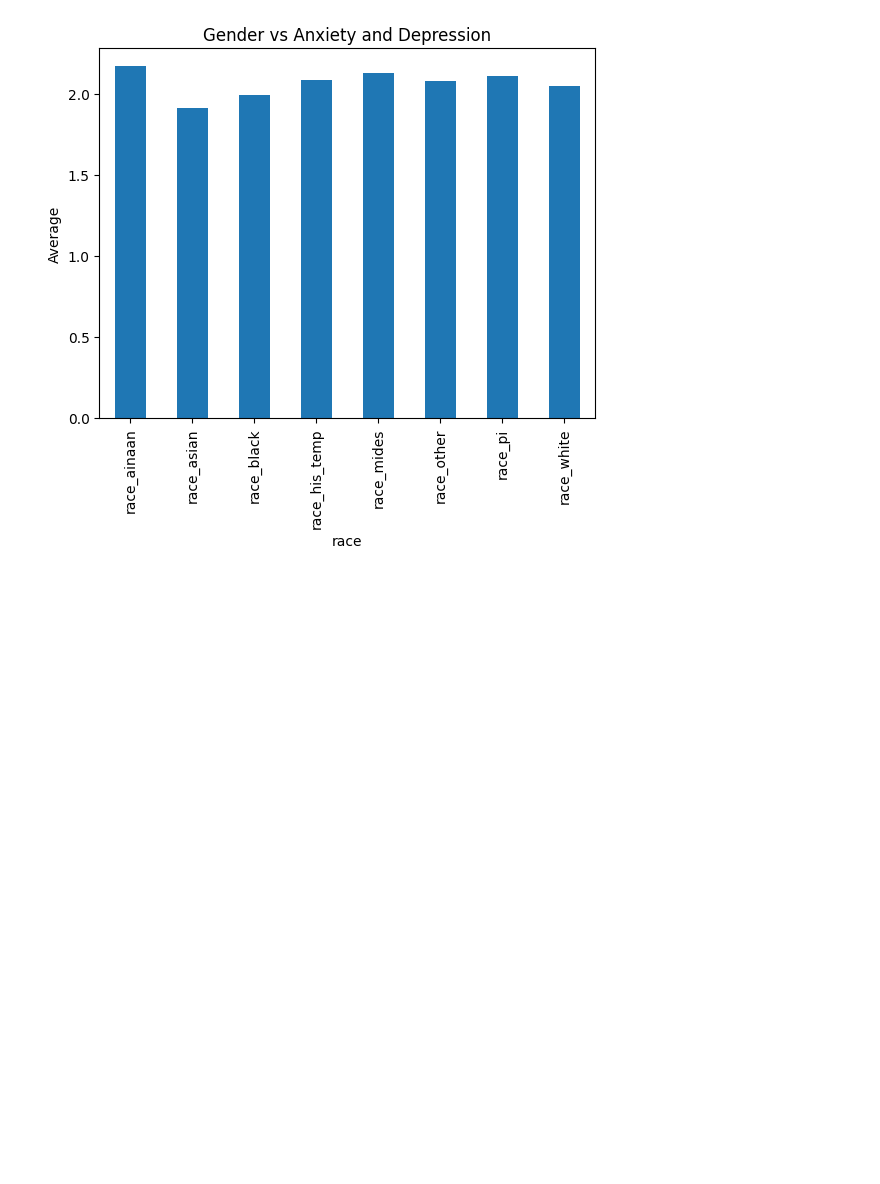
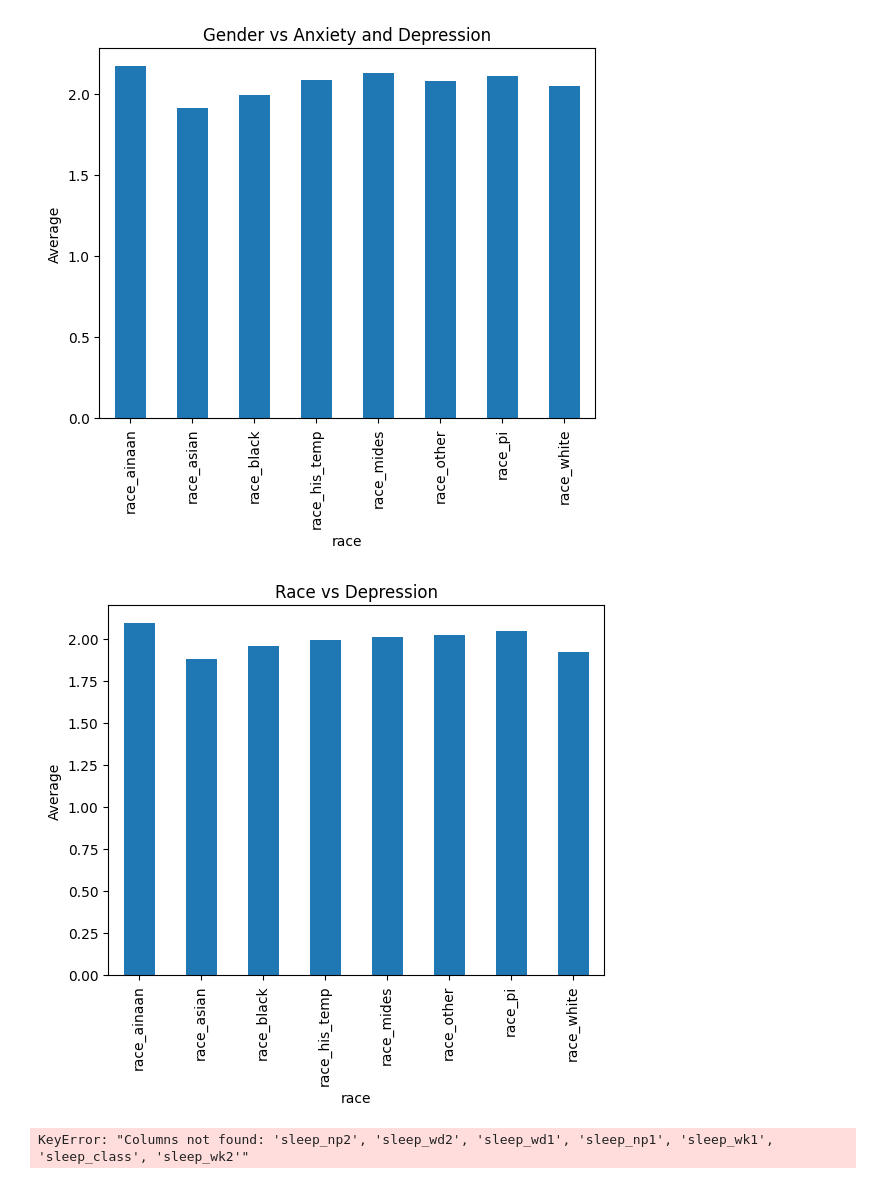
Before and after one commit to kadijaismail112/healthy_minds, a Jupyter notebook: data.ipynb, the cells around one changed output. Saved outputs shown, nothing was run; the diff lists cells and outputs as text; code cells hidden in the pictures; blank space fills up the shorter version.

```diff
--- a/data.ipynb
+++ b/data.ipynb
@@ -65,3 +118,25 @@ plt.ylabel('Average')
 plt.show()
 # %% [output]
 [figure]
+# %%
+# race vs depression
+data_melted = pd.melt(df, id_vars=depression, value_vars=race, var_name='race', value_name='value')
+data_melted = data_melted[data_melted['value'] == 1]
+race_averages = data_melted.groupby('race')[depression].mean().mean(axis=1)
+race_averages.plot(kind='bar')
+plt.title('Race vs Depression')
+plt.ylabel('Average')
+plt.show()
+# %% [output]
+[figure, added]
+# %%
+# race vs sleep
+idata_melted = pd.melt(df, id_vars=sleep, value_vars=race, var_name='race', value_name='value')
+data_melted = data_melted[data_melted['value'] == 1]
+race_averages = data_melted.groupby('race')[sleep].mean().mean(axis=1)
+race_averages.plot(kind='bar')
+plt.title('Race vs Sleep')
+plt.ylabel('Average')
+plt.show()
+# %% [output]
+KeyError: "Columns not found: 'sleep_np2', 'sleep_wd2', 'sleep_wd1', 'sleep_np1', 'sleep_wk1', 'sleep_class', 'sleep_wk2'"
```
Also changed, not shown: parts of 10 cells of this notebook.
